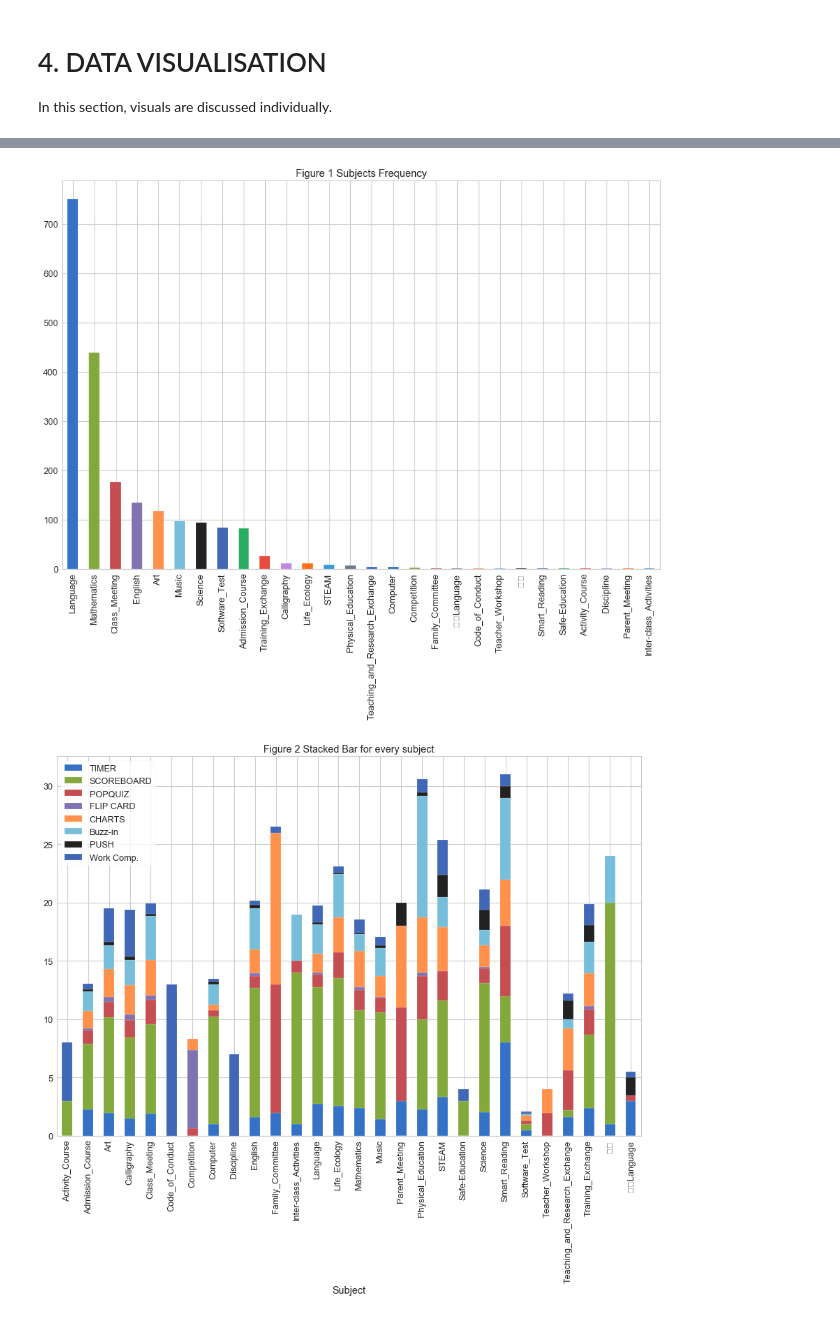
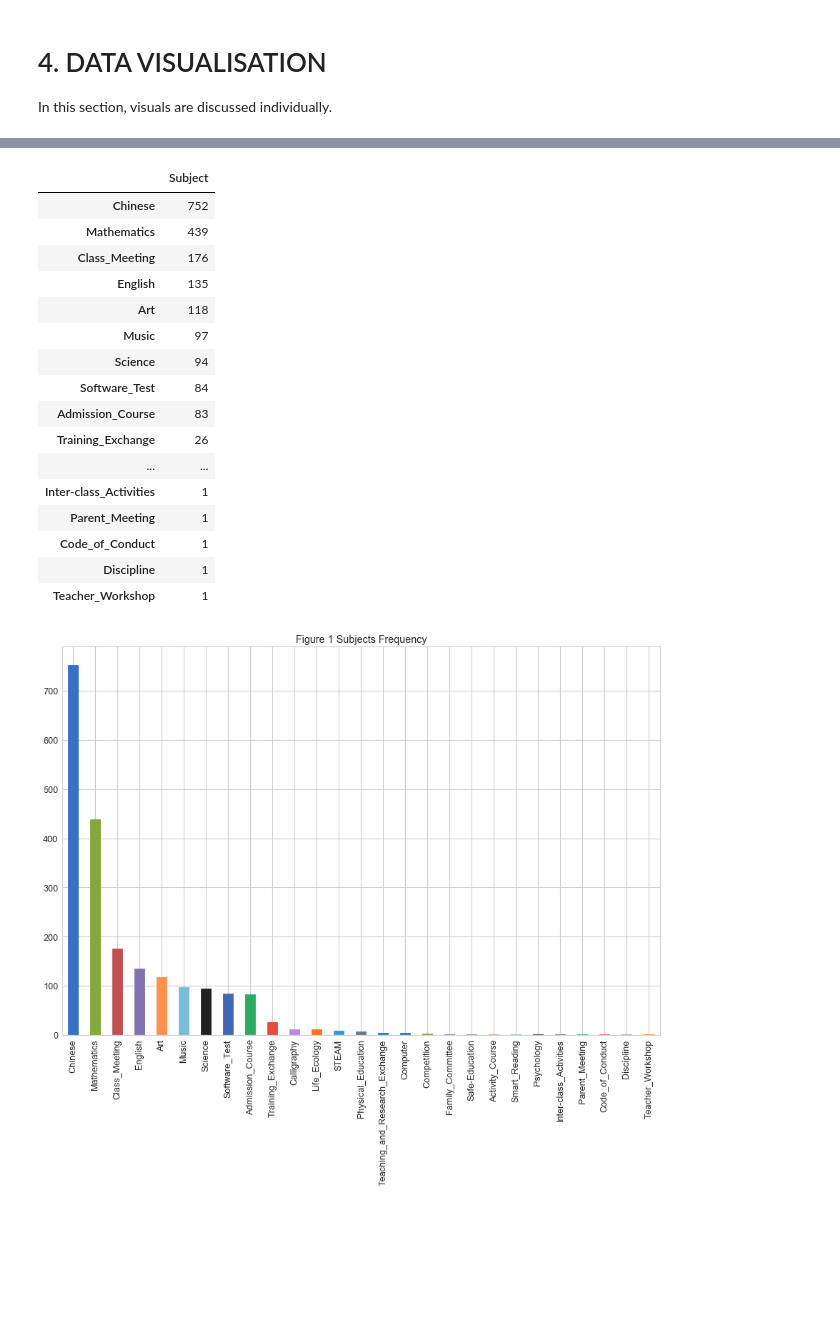
Before and after one commit to nat236919/Data_Science, a Jupyter notebook: HABOOK_HITEACH_subject-based.ipynb, the cells around one changed output, grey strips where cells are left out. Cells and saved outputs as stored; diff of their text form; code cells hidden in the pictures; blank space fills up the shorter version.

```diff
--- a/HABOOK_HITEACH_subject-based.ipynb
+++ b/HABOOK_HITEACH_subject-based.ipynb
@@ -58,7 +76,7 @@ Furthermore, factors, namely <b>'TIMER','SCOREBOARD','POPQUIZ','FLIP CARD','CHAR
 # %%
 ###------------------------------------------------------------------------------------------------------------###
 ## Data Preparation ##
-df = pd.read_excel('https://raw.githubusercontent.com/nat236919/Data_Science/master/subject-based_missing_values=0.xlsx')
+df = pd.read_excel('https://raw.githubusercontent.com/nat236919/Data_Science/master/subject-based_missing_values=0_revised.xlsx')
 print(df.head())
 
 # Getting rid of missing subjects (value == 0)
@@ -84,10 +102,11 @@ reindex(df_cleaned)
 
 subject_count = df_cleaned.set_index('Subject') # Count subjects and use them as indices
 
-df_by_subject = subject_count.groupby('Subject').mean()[['TIMER','SCOREBOARD','POPQUIZ',
+df_by_subject = subject_count.groupby('Subject').mean()[['PICKUP','TIMER','SCOREBOARD','POPQUIZ',
             'FLIP CARD','CHARTS','Buzz-in','PUSH','Work Comp.']] # Group by subjects showing the average of values (params)
 
-df_by_subject_top_5 = df_by_subject.iloc[[2,4,12,14,20],:]
+df_by_subject_top_8 = df_by_subject.loc[['Chinese','Mathematics','Class_Meeting','English','Art',
+                                         'Music','Science','Admission_Course'],:]
 
 ###------------------------------------------------------------------------------------------------------------###
 # %% [output]
@@ -119,8 +138,7 @@ See the caveats in the documentation: http://pandas.pydata.org/pandas-docs/stabl
 
 In this section, visuals are discussed individually.
 # %%
-print(df_cleaned['Subject'].value_counts())
+display(pd.DataFrame(df_cleaned['Subject'].value_counts()))
 
 fig1 = df_cleaned['Subject'].value_counts().plot.bar(title='Figure 1 Subjects Frequency',figsize=(15,10)) # Frequency of Subjects
-fig2 = df_by_subject.sort_index().plot.bar(stacked=True, title='Figure 2 Stacked Bar for every subject',figsize=(15,10))
 # %% [output]
@@ -144,2 +145,18 @@ Name: Subject, dtype: int64
+|  | Subject |
+| Chinese | 752 |
+| Mathematics | 439 |
+| Class_Meeting | 176 |
+| English | 135 |
+| Art | 118 |
+| Music | 97 |
+| Science | 94 |
+| Software_Test | 84 |
+| Admission_Course | 83 |
+| Training_Exchange | 26 |
+| ... | ... |
+| Inter-class_Activities | 1 |
+| Parent_Meeting | 1 |
+| Code_of_Conduct | 1 |
+| Discipline | 1 |
+| Teacher_Workshop | 1 |
-[figure, old version]
+[figure, new version]
-[figure, removed]
```
Also changed, not shown: parts of 18 cells of this notebook.
